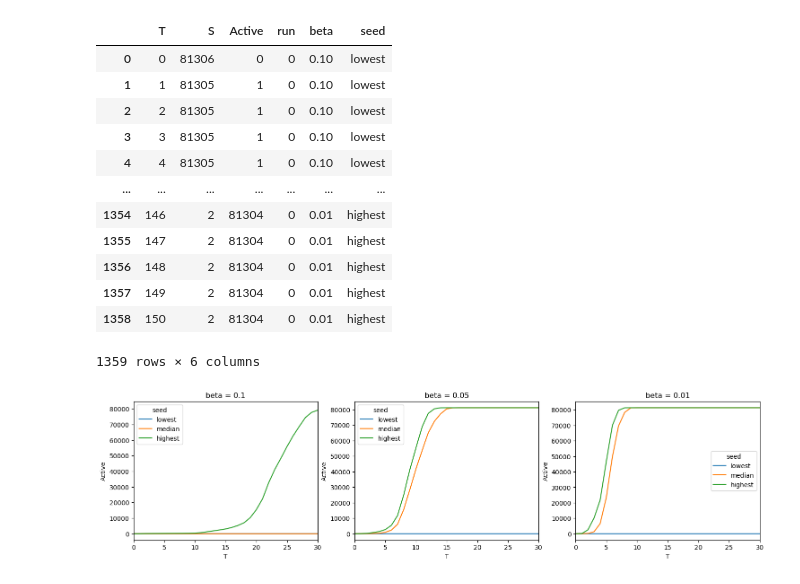
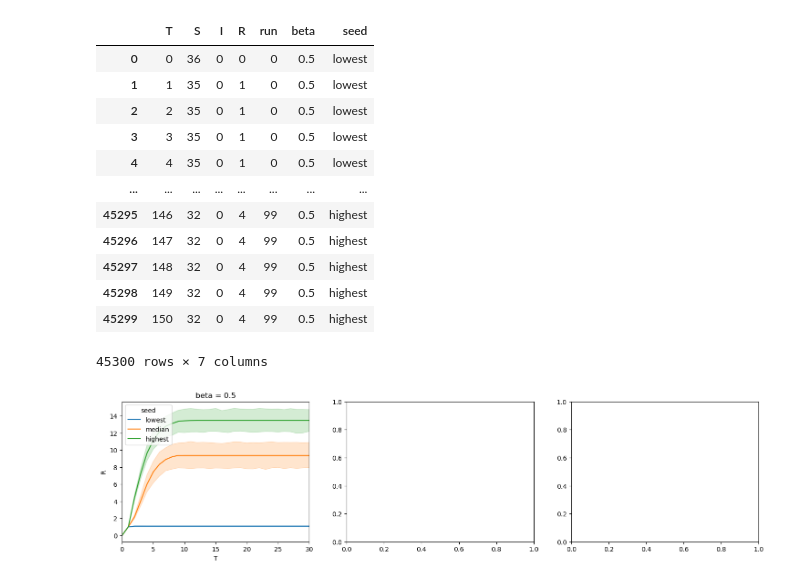
Before and after one commit to PetraVidnerova/core_agents, a Jupyter notebook: results_twitter.ipynb, the cells around one changed output. Saved outputs shown, nothing was run; the diff lists cells and outputs as text; code cells hidden in the pictures.

Commit message:
verona, animation

```diff
--- a/results_twitter.ipynb
+++ b/results_twitter.ipynb
@@ -1,34 +1,35 @@
 # %%
 import pandas as pd
 # %%
-df = pd.read_csv("TippingModel_twitter_results_eigenvalue.csv").rename(columns={"Unnamed: 0": "T"})
+#df = pd.read_csv("TippingModel_twitter_results_eigenvalue.csv").rename(columns={"Unnamed: 0": "T"})
+df = pd.read_csv("Verona_SIR_twitter_results_eigenvalue.csv").rename(columns={"Unnamed: 0": "T"})
 df
 # %% [output]
-|  | T | S | Active | run | beta | seed |
-| 0 | 0 | 81306 | 0 | 0 | 0.10 | lowest |
-| 1 | 1 | 81305 | 1 | 0 | 0.10 | lowest |
-| 2 | 2 | 81305 | 1 | 0 | 0.10 | lowest |
-| 3 | 3 | 81305 | 1 | 0 | 0.10 | lowest |
-| 4 | 4 | 81305 | 1 | 0 | 0.10 | lowest |
-| ... | ... | ... | ... | ... | ... | ... |
-| 1354 | 146 | 2 | 81304 | 0 | 0.01 | highest |
-| 1355 | 147 | 2 | 81304 | 0 | 0.01 | highest |
-| 1356 | 148 | 2 | 81304 | 0 | 0.01 | highest |
-| 1357 | 149 | 2 | 81304 | 0 | 0.01 | highest |
-| 1358 | 150 | 2 | 81304 | 0 | 0.01 | highest |
+|  | T | S | I | R | run | beta | seed |
+| 0 | 0 | 36 | 0 | 0 | 0 | 0.5 | lowest |
+| 1 | 1 | 35 | 0 | 1 | 0 | 0.5 | lowest |
+| 2 | 2 | 35 | 0 | 1 | 0 | 0.5 | lowest |
+| 3 | 3 | 35 | 0 | 1 | 0 | 0.5 | lowest |
+| 4 | 4 | 35 | 0 | 1 | 0 | 0.5 | lowest |
+| ... | ... | ... | ... | ... | ... | ... | ... |
+| 45295 | 146 | 32 | 0 | 4 | 99 | 0.5 | highest |
+| 45296 | 147 | 32 | 0 | 4 | 99 | 0.5 | highest |
+| 45297 | 148 | 32 | 0 | 4 | 99 | 0.5 | highest |
+| 45298 | 149 | 32 | 0 | 4 | 99 | 0.5 | highest |
+| 45299 | 150 | 32 | 0 | 4 | 99 | 0.5 | highest |
-1359 rows × 6 columns
+45300 rows × 7 columns
 # %%
 import matplotlib.pyplot as plt
 import seaborn as sns
 # %%
 fig, axs = plt.subplots(ncols=3, figsize=(18,4))
 for i, beta in enumerate(df["beta"].unique()):
     sns.lineplot(data=df[df["beta"]==beta],
         x="T",
-        y="Active",
+        y="R",
         hue="seed", ax=axs[i])
     axs[i].set(xlim=(0,30))
     #axs[i].set(ylim=(0,81000))
     axs[i].set_title(f"beta = {beta}")
 # %% [output]
-[figure, old version]
+[figure, new version]
```
Also changed, not shown: 4 other files.
